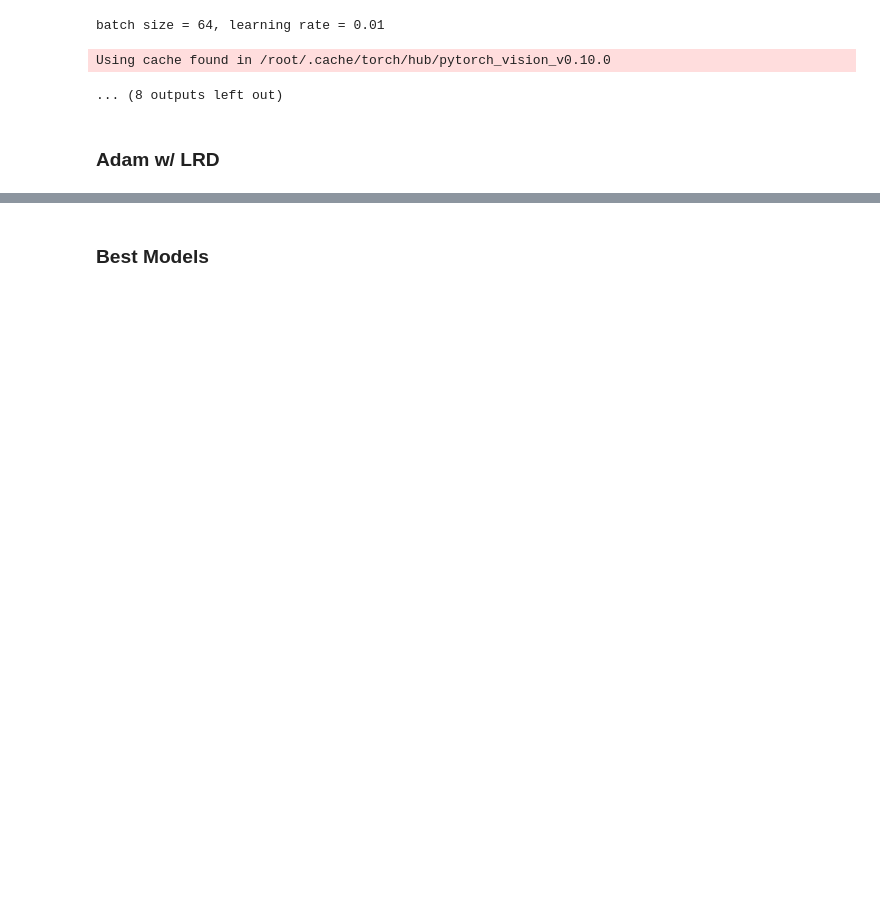
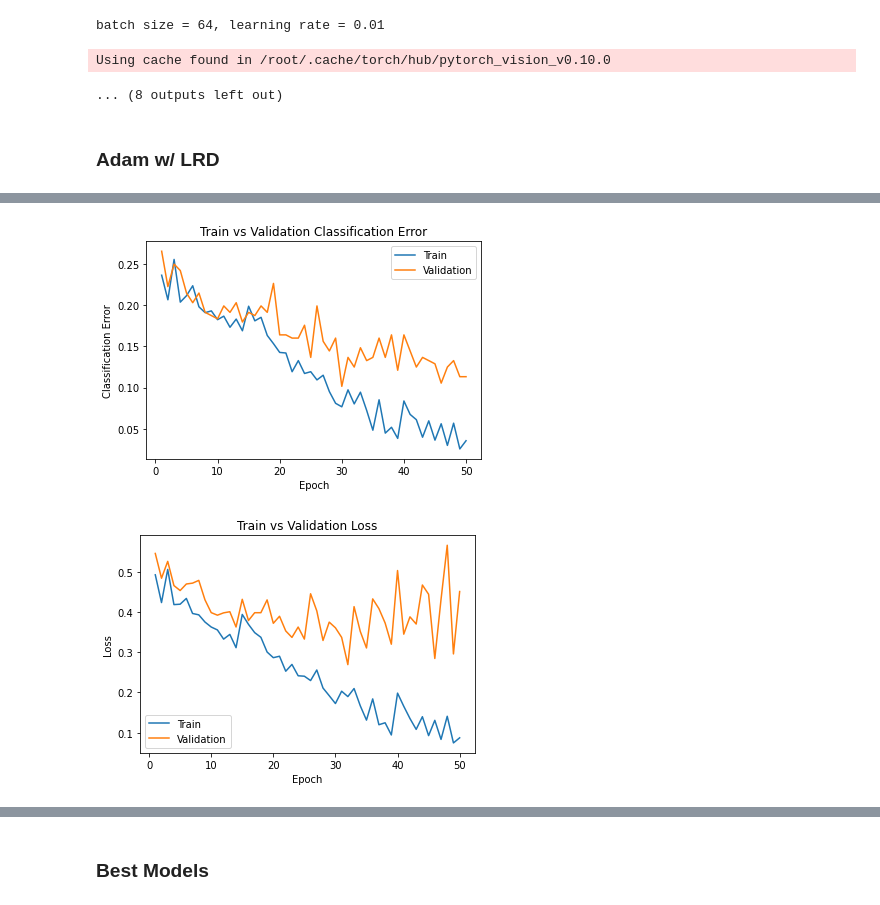
Before and after one commit to lisijia6/Exploring-Optimization-in-Deep-Learning-with-Various-Algorithms, a Jupyter notebook: Notebooks/Model_Architecture_Adam_AdamLRD.ipynb, the cells around one changed output, grey strips where cells are left out. Cells and saved outputs as stored; diff of their text form; code cells hidden in the pictures; blank space fills up the shorter version.

```diff
--- a/Notebooks/Model_Architecture_Adam_AdamLRD.ipynb
+++ b/Notebooks/Model_Architecture_Adam_AdamLRD.ipynb
@@ -618,0 +668,8 @@ Using cache found in /root/.cache/torch/hub/pytorch_vision_v0.10.0
+# %%
+bs=64
+other_param_names = 'lr{}_lrd{}'.format(0.01, 0.6)
+model_path = get_model_name('densenet121Classifier_adamLRD', bs, other_param_names, epoch=50)
+plot_training_curve(model_path, epochs=50)
+# %% [output]
+[figure, added]
+[figure, added]
```
Also changed, not shown: parts of 11 cells of this notebook.
